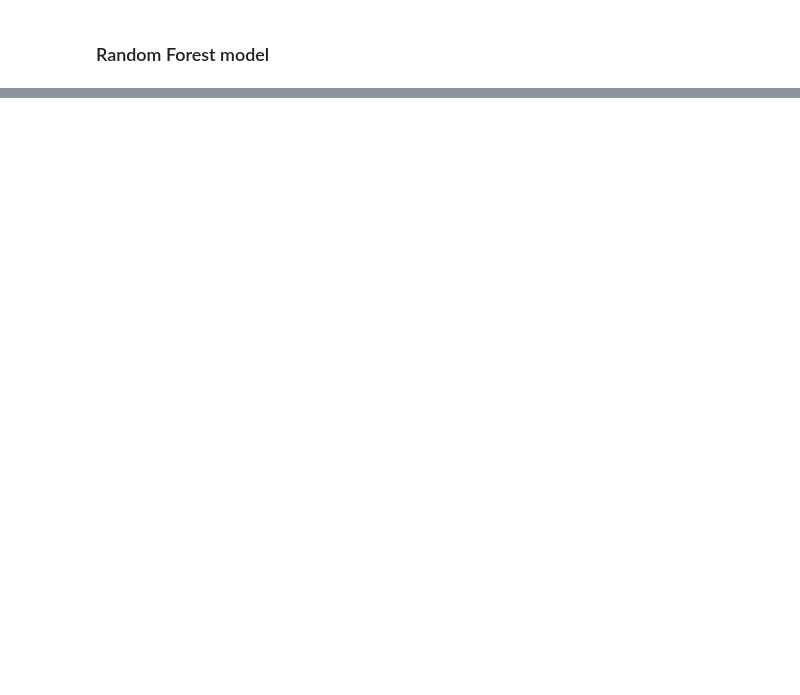
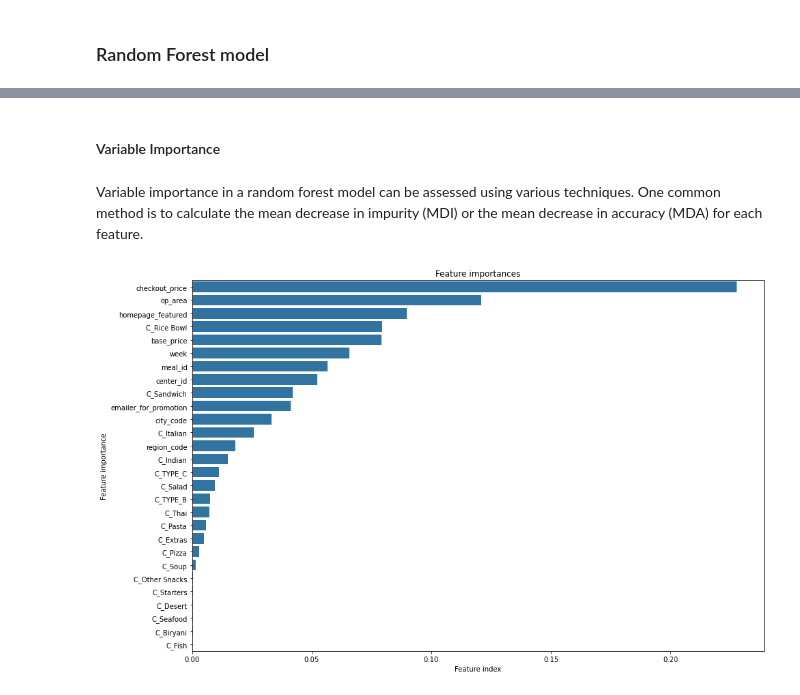
Before and after one commit to arezoo396/Capstone2-Food-Demand-Forecasting, a Jupyter notebook: Notebooks/Capstone2-Modeling.ipynb, the cells around one changed output, grey strips where cells are left out. Drawn from its saved outputs; the diff is of its cells as text; code cells hidden in the pictures; blank space fills up the shorter version.

```diff
--- a/Notebooks/Capstone2-Modeling.ipynb
+++ b/Notebooks/Capstone2-Modeling.ipynb
@@ -380,0 +480,14 @@ computation time: 167.51
+# %%
+# Initialize the  regressor
+rf=RandomForestRegressor(random_state=42)
+
+#Trian the model on the the training data
+start_time = time.time()
+rf.fit(X_train,y_train.values.ravel())
+duration = time.time() - start_time
+
+#Make predictions on the testing data
+y_pred=rf.predict(X_test)
+
+#Print the performance of the model- Mean squared error,Mean absolute error, R-squared (MSE, MAE, and R2), and computation time
+results(y_test,y_pred)
@@ -380,0 +507,22 @@ computation time: 167.51
+# %% [markdown]
+#### Variable Importance
+# %% [markdown]
+Variable importance in a random forest model can be assessed using various techniques. One common method is to calculate the mean decrease in impurity (MDI) or the mean decrease in accuracy (MDA) for each feature.
+# %%
+# Get feature importances
+importances = rf.feature_importances_
+
+#Create a dataframe with feature names and their importances
+#and sort feature importances in descending order
+feature_importance=pd.DataFrame({'Feature': X_train.columns,'Importance': importances})
+feature_importance=feature_importance.sort_values(by='Importance',  ascending=False)
+
+# Plot feature importances
+plt.figure(figsize=(15,10))
+plt.title("Feature importances")
+sns.barplot(x='Importance', y='Feature', data=feature_importance)
+plt.xlabel("Feature index")
+plt.ylabel("Feature importance")
+plt.show()
+# %% [output]
+[figure, added]
```
Also changed, not shown: parts of 87 cells of this notebook.
